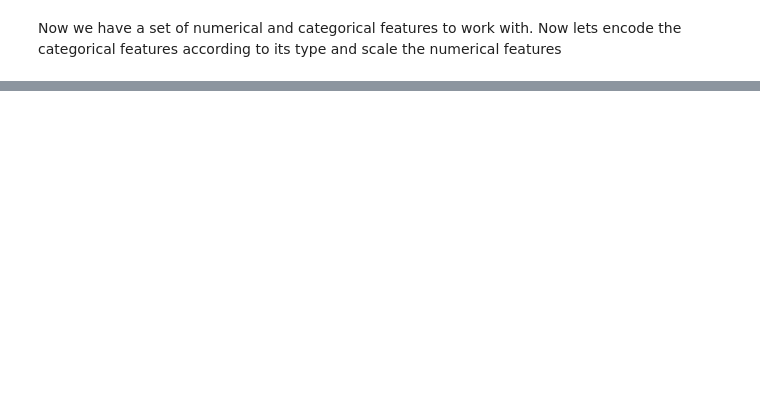
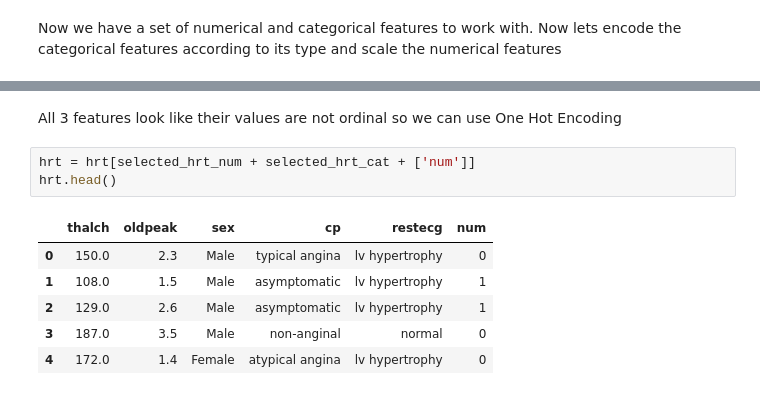
Before and after one commit to 1Elral4/Classifiying-Heart-Disease, a Jupyter notebook: heart_disease_classifier.ipynb, the cells around one changed output, grey strips where cells are left out. Cells and saved outputs as stored; diff of their text form; blank space fills up the shorter version.

```diff
--- a/heart_disease_classifier.ipynb
+++ b/heart_disease_classifier.ipynb
@@ -209,0 +222,12 @@ Now we have a set of numerical and categorical features to work with. Now lets e
+# %% [markdown]
+All 3 features look like their values are not ordinal so we can use One Hot Encoding
+# %%
+hrt = hrt[selected_hrt_num + selected_hrt_cat + ['num']]
+hrt.head()
+# %% [output]
+|  | thalch | oldpeak | sex | cp | restecg | num |
+| 0 | 150.0 | 2.3 | Male | typical angina | lv hypertrophy | 0 |
+| 1 | 108.0 | 1.5 | Male | asymptomatic | lv hypertrophy | 1 |
+| 2 | 129.0 | 2.6 | Male | asymptomatic | lv hypertrophy | 1 |
+| 3 | 187.0 | 3.5 | Male | non-anginal | normal | 0 |
+| 4 | 172.0 | 1.4 | Female | atypical angina | lv hypertrophy | 0 |
```
Also changed, not shown: parts of 8 cells of this notebook.
